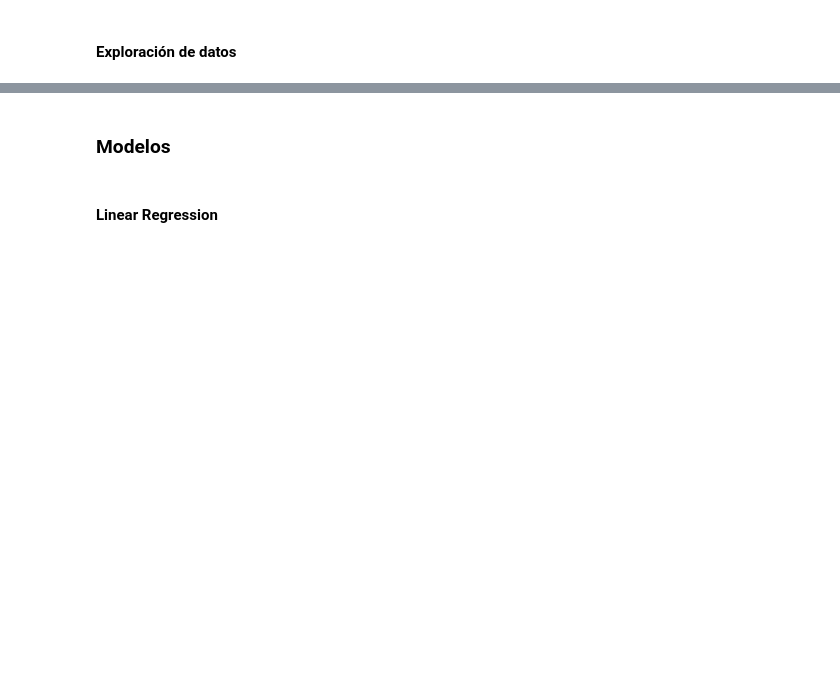
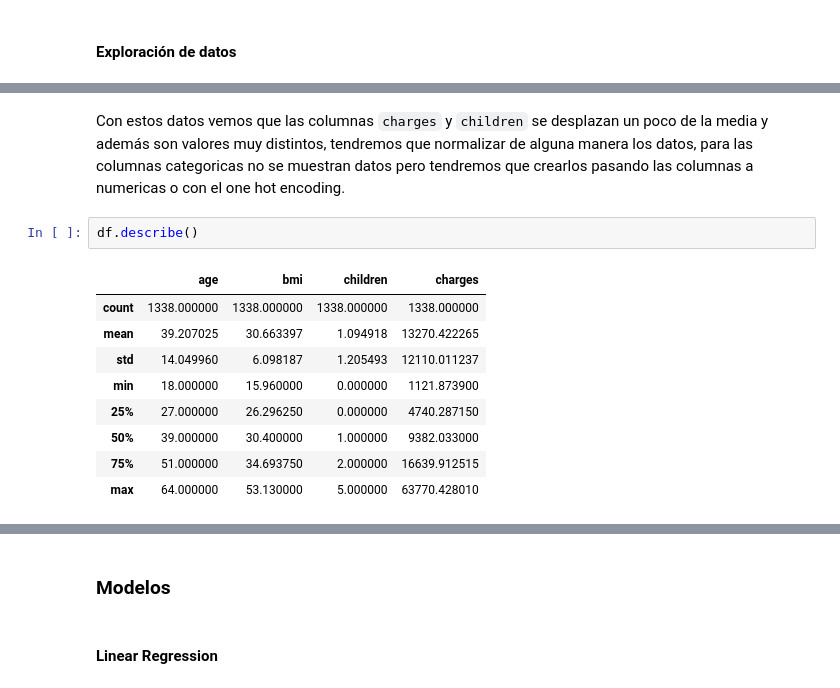
Before and after one commit to braiso-22/ejercicio-seguro-medico, a Jupyter notebook: seguro-medico.ipynb, the cells around one changed output, grey strips where cells are left out. Cells and saved outputs as stored; diff of their text form; blank space fills up the shorter version.

```diff
--- a/seguro-medico.ipynb
+++ b/seguro-medico.ipynb
@@ -37,0 +59,14 @@ df.head()
+# %% [markdown]
+Con estos datos vemos que las columnas `charges` y `children` se desplazan un poco de la media y además son valores muy distintos, tendremos que normalizar de alguna manera los datos, para las columnas categoricas no se muestran datos pero tendremos que crearlos pasando las columnas a numericas o con el one hot encoding.
+# %%
+df.describe()
+# %% [output]
+|  | age | bmi | children | charges |
+| count | 1338.000000 | 1338.000000 | 1338.000000 | 1338.000000 |
+| mean | 39.207025 | 30.663397 | 1.094918 | 13270.422265 |
+| std | 14.049960 | 6.098187 | 1.205493 | 12110.011237 |
+| min | 18.000000 | 15.960000 | 0.000000 | 1121.873900 |
+| 25% | 27.000000 | 26.296250 | 0.000000 | 4740.287150 |
+| 50% | 39.000000 | 30.400000 | 1.000000 | 9382.033000 |
+| 75% | 51.000000 | 34.693750 | 2.000000 | 16639.912515 |
+| max | 64.000000 | 53.130000 | 5.000000 | 63770.428010 |
```
Also changed, not shown: parts of 11 cells of this notebook.
